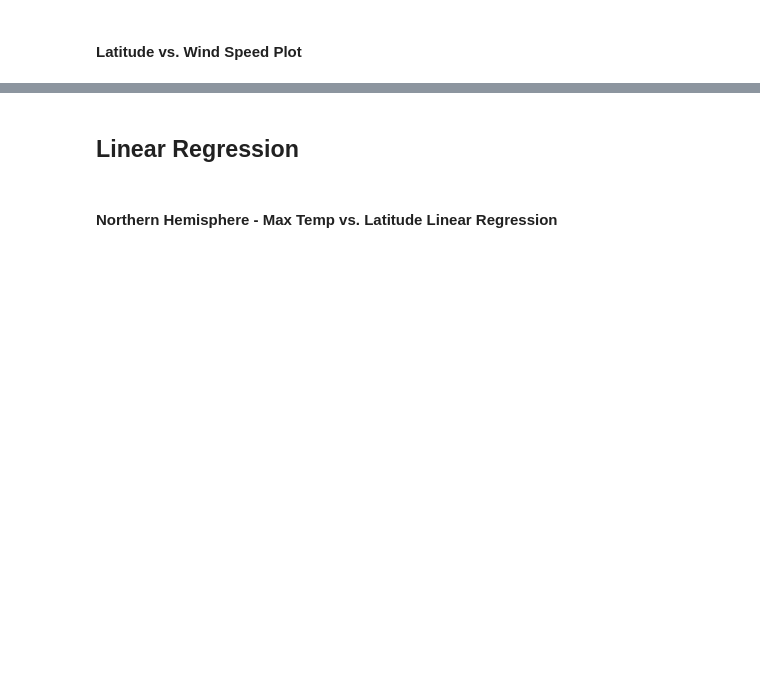
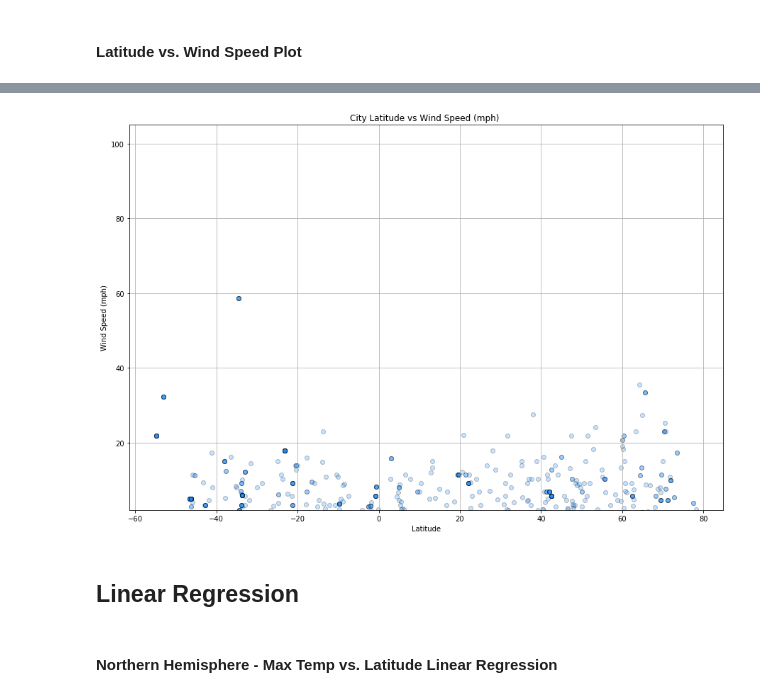
Before and after one commit to atulbhingarde/DATA-06, a Jupyter notebook: starter_code/WeatherPy.ipynb, the cells around one changed output, grey strips where cells are left out. Cells and saved outputs as stored; diff of their text form; code cells hidden in the pictures; blank space fills up the shorter version.

```diff
--- a/starter_code/WeatherPy.ipynb
+++ b/starter_code/WeatherPy.ipynb
@@ -104,2 +254,6 @@ dtype: int64
+# %%
+my_plot("Latitude","Wind Speed (mph)",df_filterd)
+# %% [output]
+[figure, added]
 # %% [markdown]
 ## Linear Regression
```
Also changed, not shown: parts of 37 cells of this notebook, 13 other files.
